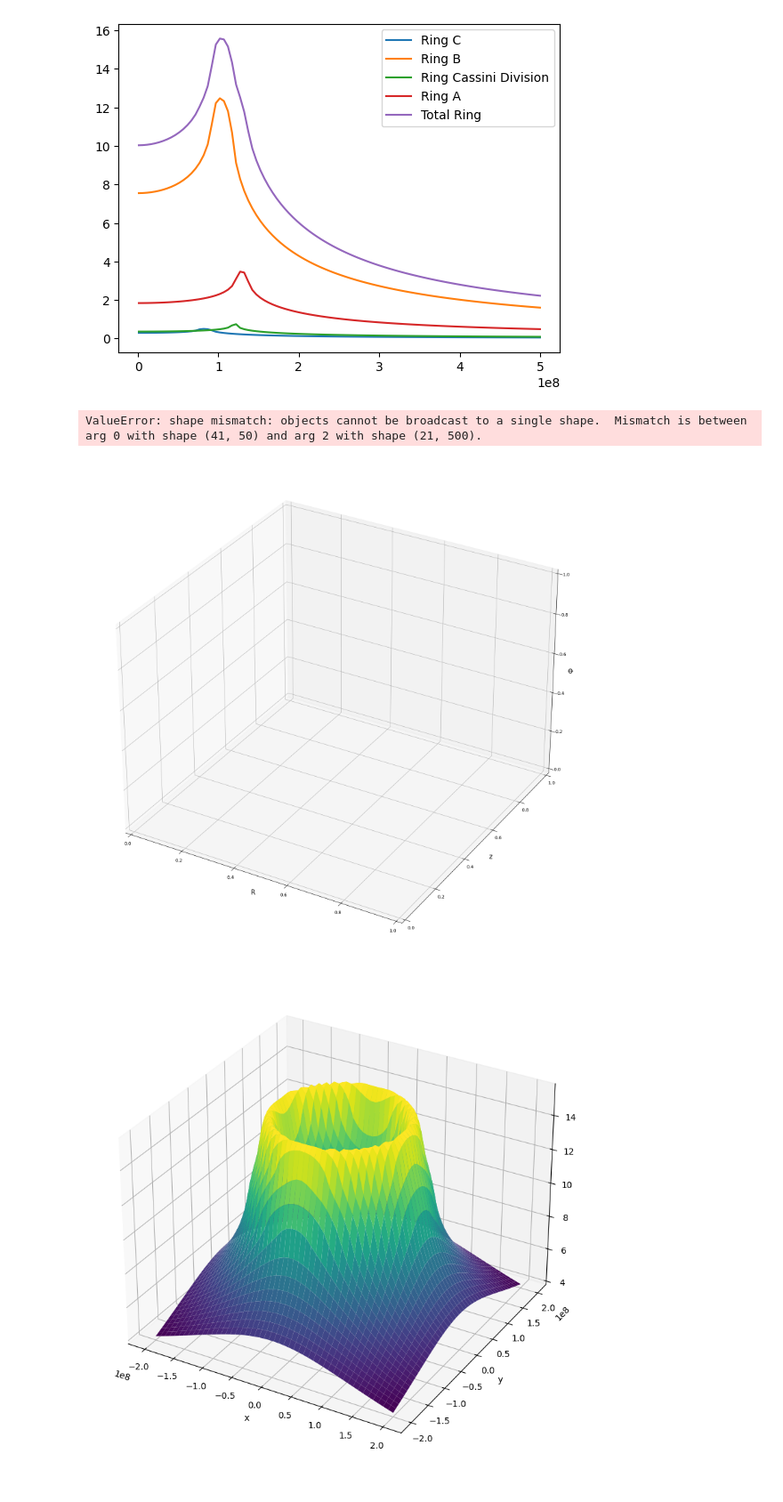
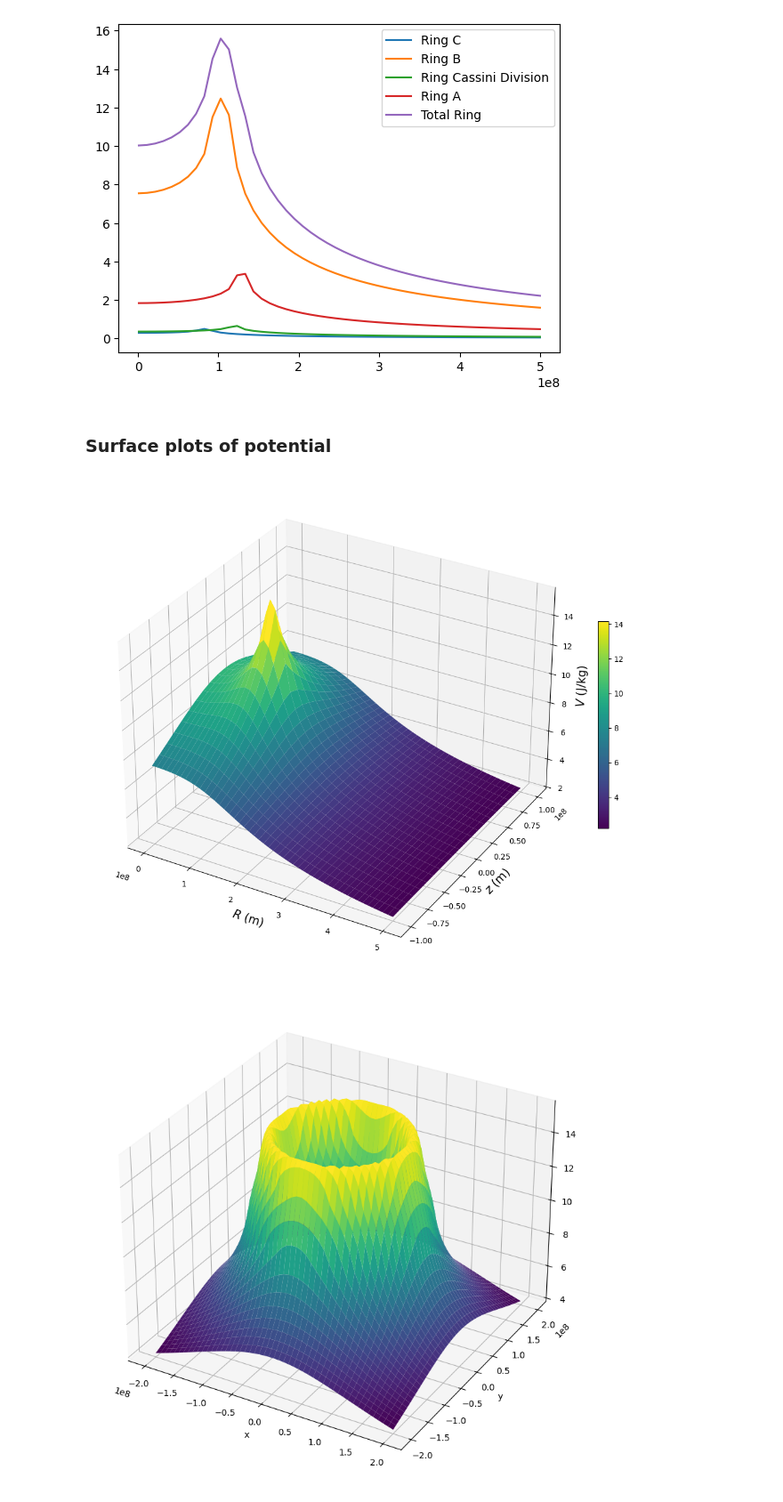
Before and after one commit to FlorisDr/SaturnMoonLibrary, a Jupyter notebook: ringpotential.ipynb, the cells around one changed output. Shown at 89% size. Cells and saved outputs as stored; diff of their text form; code cells hidden in the pictures.

Commit message:
Updated ring potential

```diff
--- a/ringpotential.ipynb
+++ b/ringpotential.ipynb
@@ -588,3 +612,15 @@ AttributeError: 'list' object has no attribute 'T'
+# %%
+# R = np.linspace(5e8, 10e9, 500) # 50e6, 500e6
+
+# R = np.linspace(1e6, 5e8, 40) # 500
+R = np.linspace(1e6, 5e8, 50) # 500
+
+# R = np.linspace(5e8, 100e8, 30)
+# approximation GM/r from 5e7
+z = np.linspace(-100e6, 100e6, 20+1) # 401
+# z = np.linspace(-5, 0, 5, 3)
+
+R_R, Z_Z = np.meshgrid(R, z)
 # %%
 potential = np.zeros((len(R), len(z)))
 
@@ -633,19 +654,22 @@ plt.show()
 [figure]
 # %%
 # %lprun -f generate_potential -f pot -f laplacian_besselproduct generate_potential()
+# %% [markdown]
+### Surface plots of potential
 # %%
-ax = plt.figure(figsize=(20, 20)).add_subplot(projection='3d')
+ax = plt.figure(figsize=(12, 12)).add_subplot(projection='3d')
 
-ax.set_xlabel('R')
-ax.set_ylabel('z')
-ax.set_zlabel('$\\Phi$')
+ax.set_xlabel('$R$ (m)')
+ax.set_ylabel('$z$ (m)')
+ax.set_zlabel('$V$ (J/kg)')
 
-ax.plot_surface(R_R, Z_Z, potential.T, cmap=cm.viridis)
+surface = ax.plot_surface(R_R, Z_Z, potential.T, cmap=cm.viridis)
+fig.colorbar(surface, fraction=0.02, pad=0.04)
 
+plt.savefig('./images/potential due to saturn.pdf')
 plt.show()
 # %% [output]
-ValueError: shape mismatch: objects cannot be broadcast to a single shape.  Mismatch is between arg 0 with shape (41, 50) and arg 2 with shape (21, 500).
-[figure, old version]
+[figure, new version]
 # %%
 X = np.linspace(-2e8, 2e8, 50)
 Y = np.copy(X)
```
Also changed, not shown: parts of 44 cells of this notebook.
